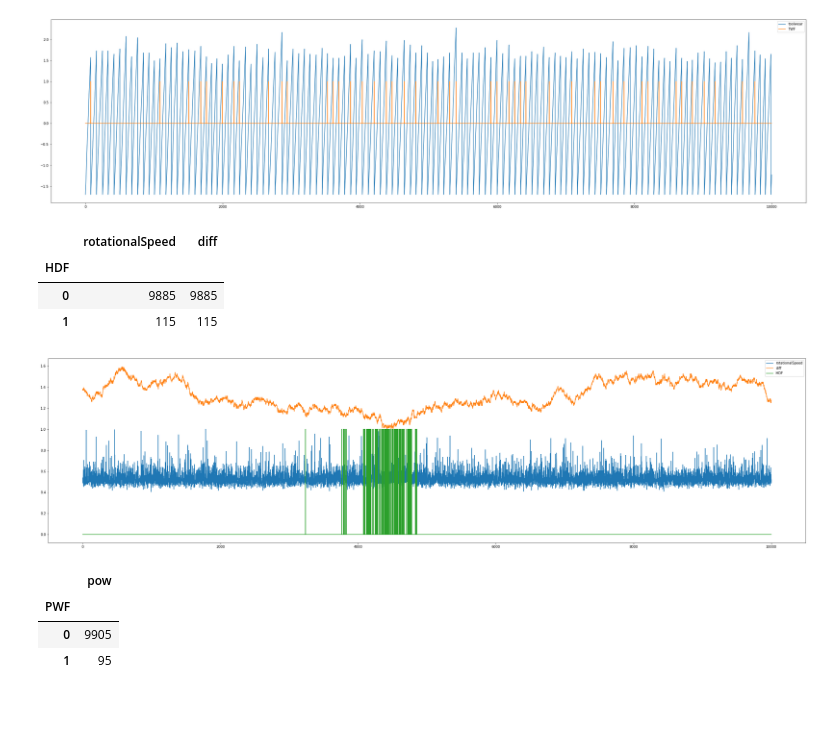
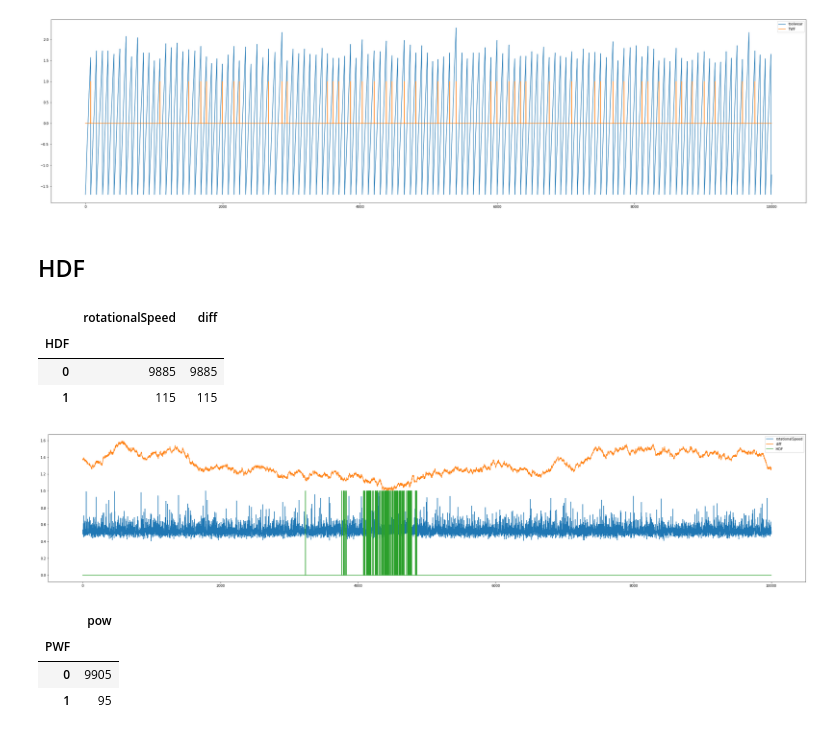
Before and after one commit to innovateDotAI/outlier_system, a Jupyter notebook: OutlierDetectionV2_0_Univarient.ipynb, the cells around one changed output. Cells and saved outputs as stored; diff of their text form; code cells hidden in the pictures; blank space fills up the shorter version.

```diff
--- a/OutlierDetectionV2_0_Univarient.ipynb
+++ b/OutlierDetectionV2_0_Univarient.ipynb
@@ -223,32 +227,34 @@ norm_TWF.groupby('TWF').count()
 | 0 | 9954 |
 | 1 | 46 |
 [figure]
+# %% [markdown]
+## HDF
 # %%
 #2. heat dissipation failure (HDF)
 hdf = raw_dataset.copy()
 hdf_f = hdf['HDF']
 #norm_TWF = (twf - twf.mean())/twf.std()
 collist = list(hdf)
 collist.remove('airTemp')
 collist.remove('processTemp')
 collist.remove('rotationalSpeed')
 #collist.remove('TWF')
 hdf.drop(collist, axis = 1, inplace = True)
 hdf['diff']= hdf['airTemp'] - hdf['processTemp']
 hdf.drop(['airTemp','processTemp'], axis = 1, inplace = True)
 #norm_HDF = (hdf - hdf.mean())/hdf.std()
 m1 = hdf.max(axis = 0)
 norm_HDF = hdf/m1
 norm_HDF = norm_HDF.join(hdf_f)
 #ToolWearFailure.head()
-norm_HDF.tail(10000).plot(figsize=(40,10))
+norm_HDF.tail(10000).plot(figsize=(40,8))
 norm_HDF.groupby('HDF').count()
 # %% [output]
 |  | rotationalSpeed | diff |
 | HDF |  |  |
 | 0 | 9885 | 9885 |
 | 1 | 115 | 115 |
-[figure, old version]
+[figure, new version]
 # %%
 #3. power failure (PWF)
 pwf = raw_dataset.copy()
```
Also changed, not shown: parts of 3 cells of this notebook.
